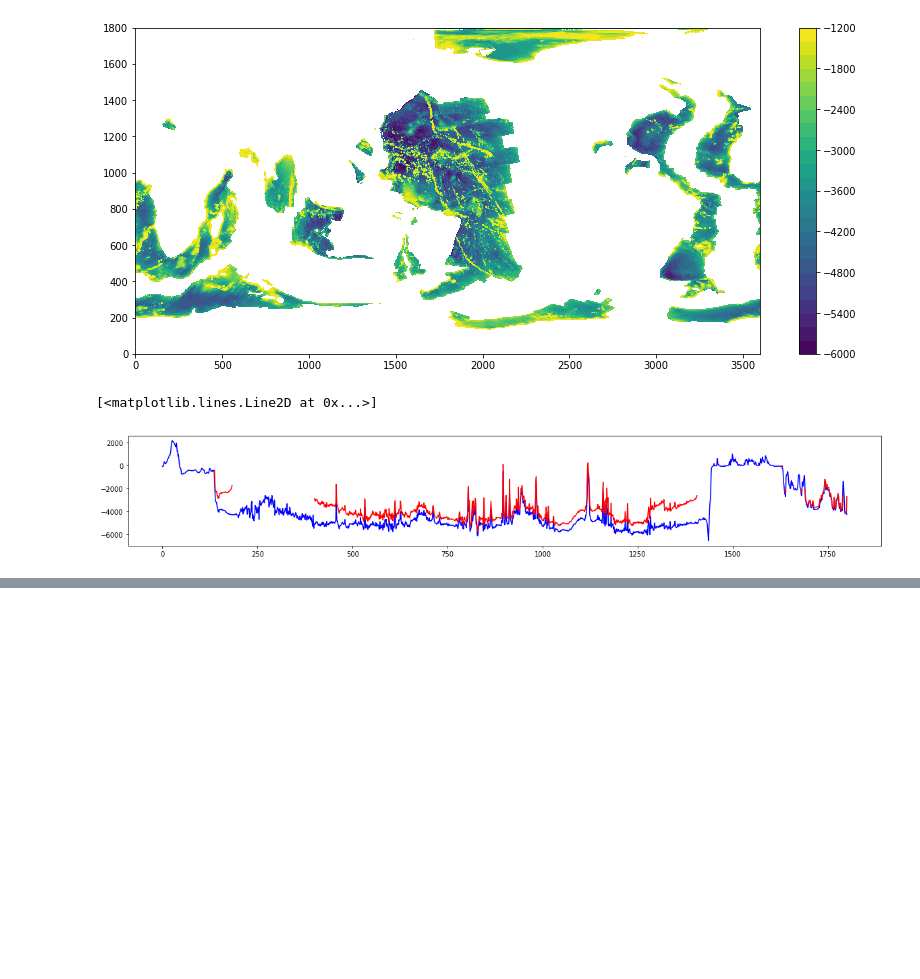
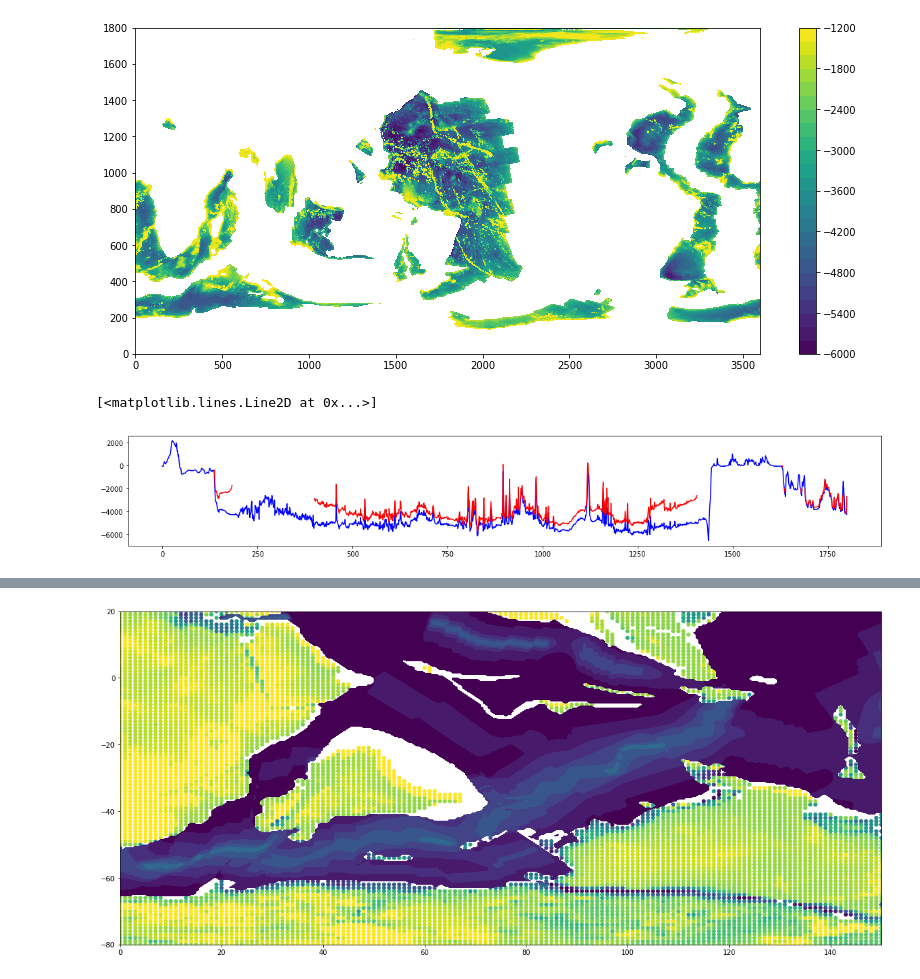
Before and after one commit to siwill22/paleotopography, a Jupyter notebook: dev/paleotopography_backtracking.ipynb, the cells around one changed output, grey strips where cells are left out. Saved outputs shown, nothing was run; the diff lists cells and outputs as text; code cells hidden in the pictures; blank space fills up the shorter version.

```diff
--- a/dev/paleotopography_backtracking.ipynb
+++ b/dev/paleotopography_backtracking.ipynb
@@ -51,0 +93,13 @@ plt.plot(backtrack_depth[:,2000],'r')
+# %%
+paleoage = GplatesRaster(agegrid_file_template % to_time)
+
+seafloor_depth = pg.age2depth(paleoage.gridZ)
+
+plt.figure(figsize=(20,9))
+plt.scatter(reconstructed_point_lons,reconstructed_point_lats,
+            c=reconstructed_topography_points,s=25,vmin=-5000,vmax=1000)
+plt.contourf(paleoage.gridX,paleoage.gridY,seafloor_depth,vmin=-5000,vmax=1000)
+plt.axis([0,150,-80,20])
+plt.show()
+# %% [output]
+[figure, added]
```
Also changed, not shown: parts of 5 cells of this notebook, 2 other files.
